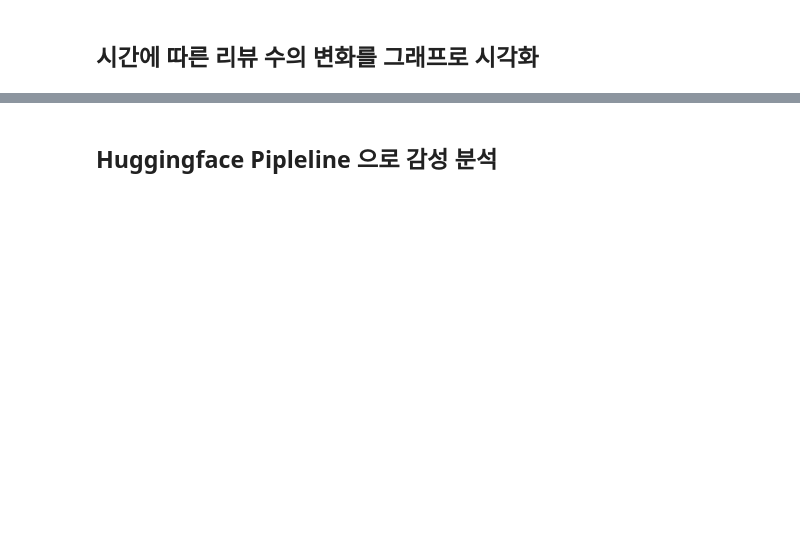
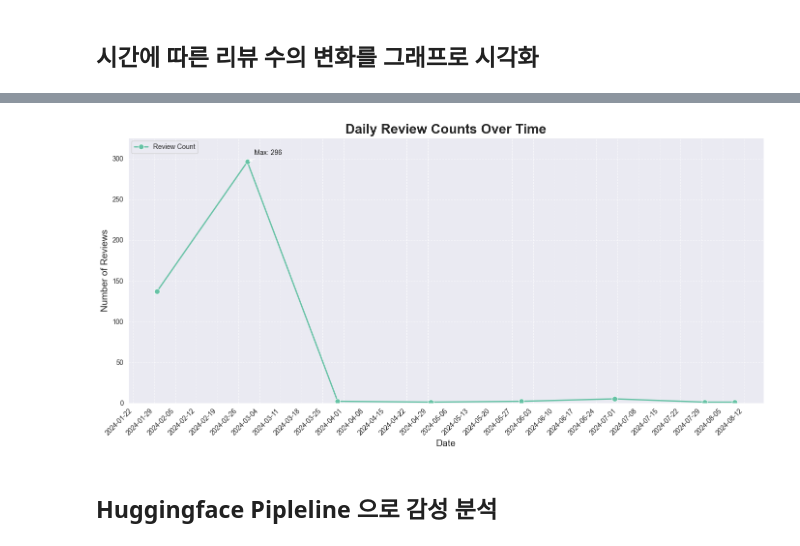
Before and after one commit to B-Serena/project-b, a Jupyter notebook: 202_langchain_youtube.ipynb, the cells around one changed output, grey strips where cells are left out. Drawn from its saved outputs; the diff is of its cells as text; code cells hidden in the pictures; blank space fills up the shorter version.

```diff
--- a/202_langchain_youtube.ipynb
+++ b/202_langchain_youtube.ipynb
@@ -570,3 +710,60 @@ plt.show()
+# %%
+### Seaborn 연습 2
+
+import seaborn as sns
+import matplotlib.pyplot as plt
+import matplotlib.dates as mdates
+
+# 날짜 데이터를 datetime 객체로 변환
+df['date'] = pd.to_datetime(df['date'])
+
+# 날짜별로 데이터를 그룹화하고 리뷰 수를 계산
+review_counts = df.groupby(df['date'].dt.date).size().reset_index(name='count')
+
+# Seaborn 스타일 설정
+sns.set_style("darkgrid")
+sns.set_palette("Set2")
+
+# 그래프로 시각화
+plt.figure(figsize=(14, 7))
+ax = sns.lineplot(data=review_counts, x='date', y='count', marker='o',
+                  linewidth=2, markersize=8)
+
+# 제목 및 레이블 설정
+plt.title('Daily Review Counts Over Time', fontsize=20, fontweight='bold')
+plt.xlabel('Date', fontsize=14)
+plt.ylabel('Number of Reviews', fontsize=14)
+
+# x축 날짜 포맷 설정
+ax.xaxis.set_major_locator(mdates.WeekdayLocator(byweekday=mdates.MO))
+ax.xaxis.set_major_formatter(mdates.DateFormatter('%Y-%m-%d'))
+
+# y축 범위 설정
+plt.ylim(0, review_counts['count'].max() * 1.1)
+
+# 그리드 설정
+plt.grid(True, linestyle='--', alpha=0.7)
+
+# 주석 추가
+max_count_date = review_counts.loc[review_counts['count'].idxmax(), 'date']
+max_count = review_counts['count'].max()
+plt.annotate(f'Max: {max_count}', xy=(max_count_date, max_count),
+             xytext=(10, 10), textcoords='offset points',
+             arrowprops=dict(arrowstyle='->'))
+
+# x축 레이블 회전
+plt.xticks(rotation=45, ha='right')
+
+# 범례 추가
+plt.legend(['Review Count'], loc='upper left')
+
+# 레이아웃 조정
+plt.tight_layout()
+
+# 그래프 표시
+plt.show()
+# %% [output]
+[figure, added]
 # %% [markdown]
 ## Huggingface Pipleline 으로 감성 분석
 # %%
```
Also changed, not shown: parts of 51 cells of this notebook, 3 other files.
